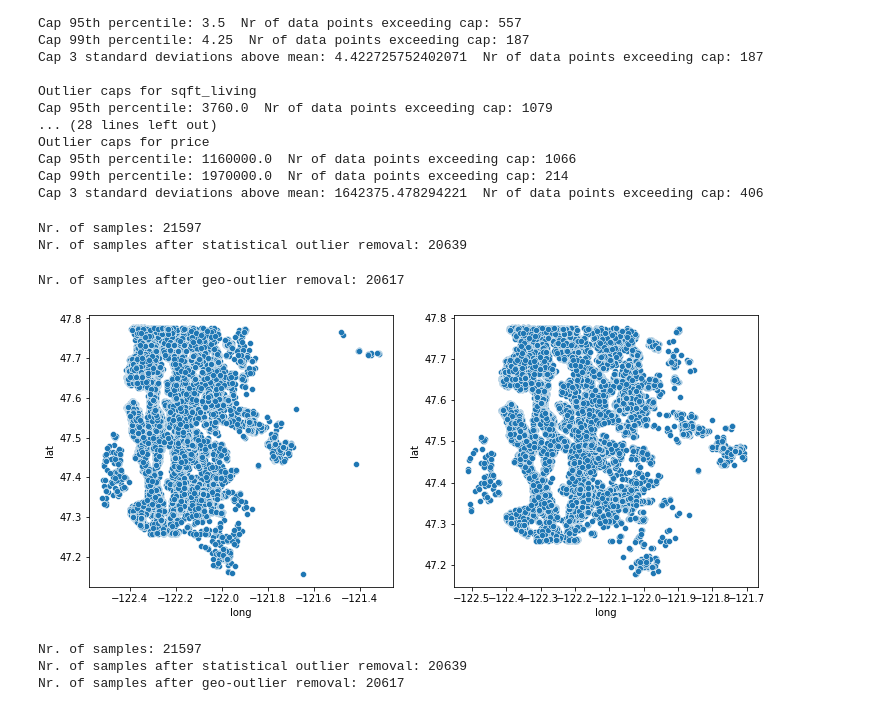
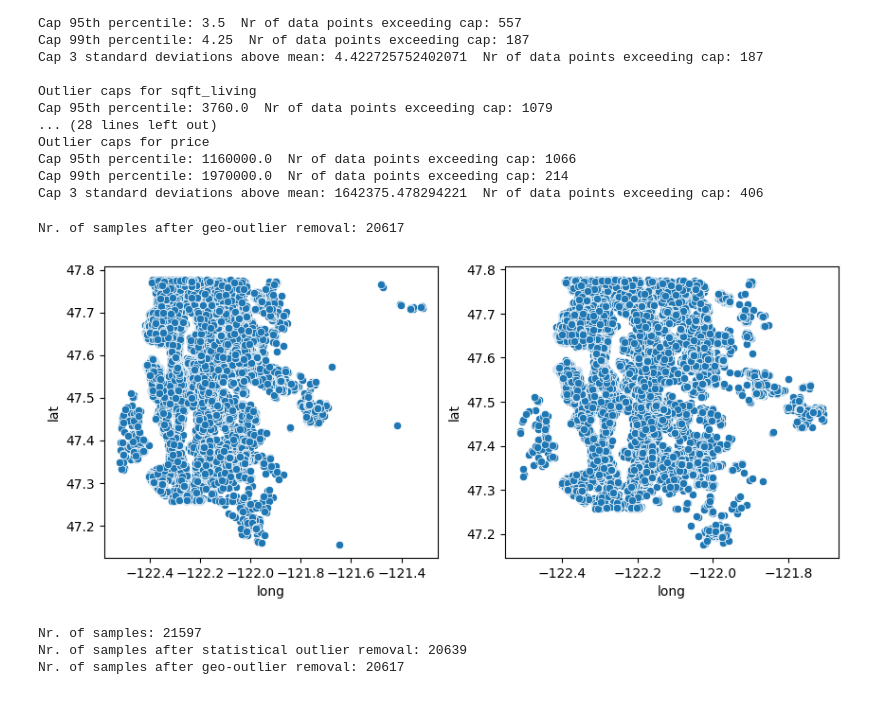
Before and after one commit to athielenhaus/Housing-Price-Prediction, a Jupyter notebook: Python Notebook/Feature Engineering, Selection and Modeling.ipynb, the cells around one changed output. Saved outputs shown, nothing was run; the diff lists cells and outputs as text; code cells hidden in the pictures.

```diff
--- a/Python Notebook/Feature Engineering, Selection and Modeling.ipynb
+++ b/Python Notebook/Feature Engineering, Selection and Modeling.ipynb
@@ -378,39 +236,14 @@ def get_outliers(df,
-# %%
-# function for removing statistical outliers
-def remove_stat_outliers(df, features_list):
-    print('Nr. of samples:', len(df))
-    outlier_indices = get_outliers(df, features_list)
-    df_sans_outliers = df.drop(outlier_indices, axis = 0).reset_index(drop=True)
-    print('Nr. of samples after statistical outlier removal:', len(df_sans_outliers))
-    return df_sans_outliers
-
-feats = ['bedrooms', 'bathrooms', 'sqft_living', 'sqft_lot', 'sqft_above', 'sqft_basement', 'sqft_living15', 'sqft_lot15']
-df = prep_data()
-df_sans_outliers = remove_stat_outliers(df, feats)
-# %% [output]
-Nr. of samples: 21597
-Nr. of samples after statistical outlier removal: 20639
-# %%
-# function to remove geo-outliers
-def remove_geo_outliers(df):
-    df_geo = df.copy()
-    df_geo.drop(df_geo[df.long > -121.7].index, inplace=True)
-    df_geo.reset_index(drop=True, inplace=True)
-    print('Nr. of samples after geo-outlier removal:', len(df_geo))
-    return df_geo
-
-df_sans_geo_outliers = remove_geo_outliers(df_sans_outliers)
-# %% [output]
-Nr. of samples after geo-outlier removal: 20617
 # %%
 # test geographic outlier removal
 df = prep_data()
+df_sans_geo_outliers = remove_geo_outliers(df_sans_outliers)
 
-fig, ax =plt.subplots(1,2, figsize=(12,5))
+fig, ax =plt.subplots(1,2, figsize=(10, 4))
 
-sns.scatterplot(df['long'], df['lat'], ax=ax[0])
-sns.scatterplot(df_sans_geo_outliers['long'], df_sans_geo_outliers['lat'], ax=ax[1])
+sns.scatterplot(x=df['long'], y=df['lat'], ax=ax[0])
+sns.scatterplot(x=df_sans_geo_outliers['long'], y=df_sans_geo_outliers['lat'], ax=ax[1])
 fig.show()
 # %% [output]
+Nr. of samples after geo-outlier removal: 20617
-[figure, old version]
+[figure, new version]
 # %%
```
Also changed, not shown: parts of 15 cells of this notebook, 3 other files.
